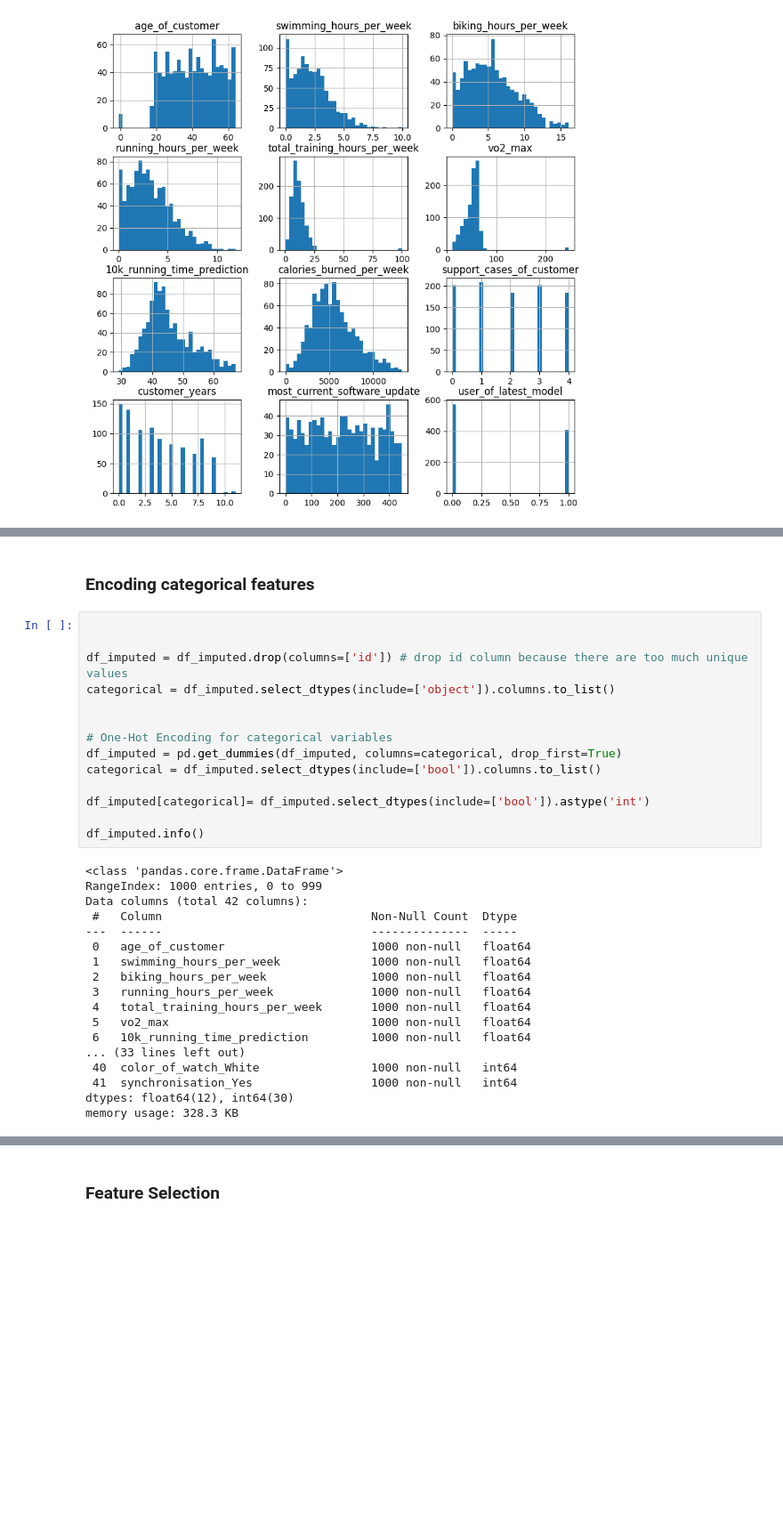
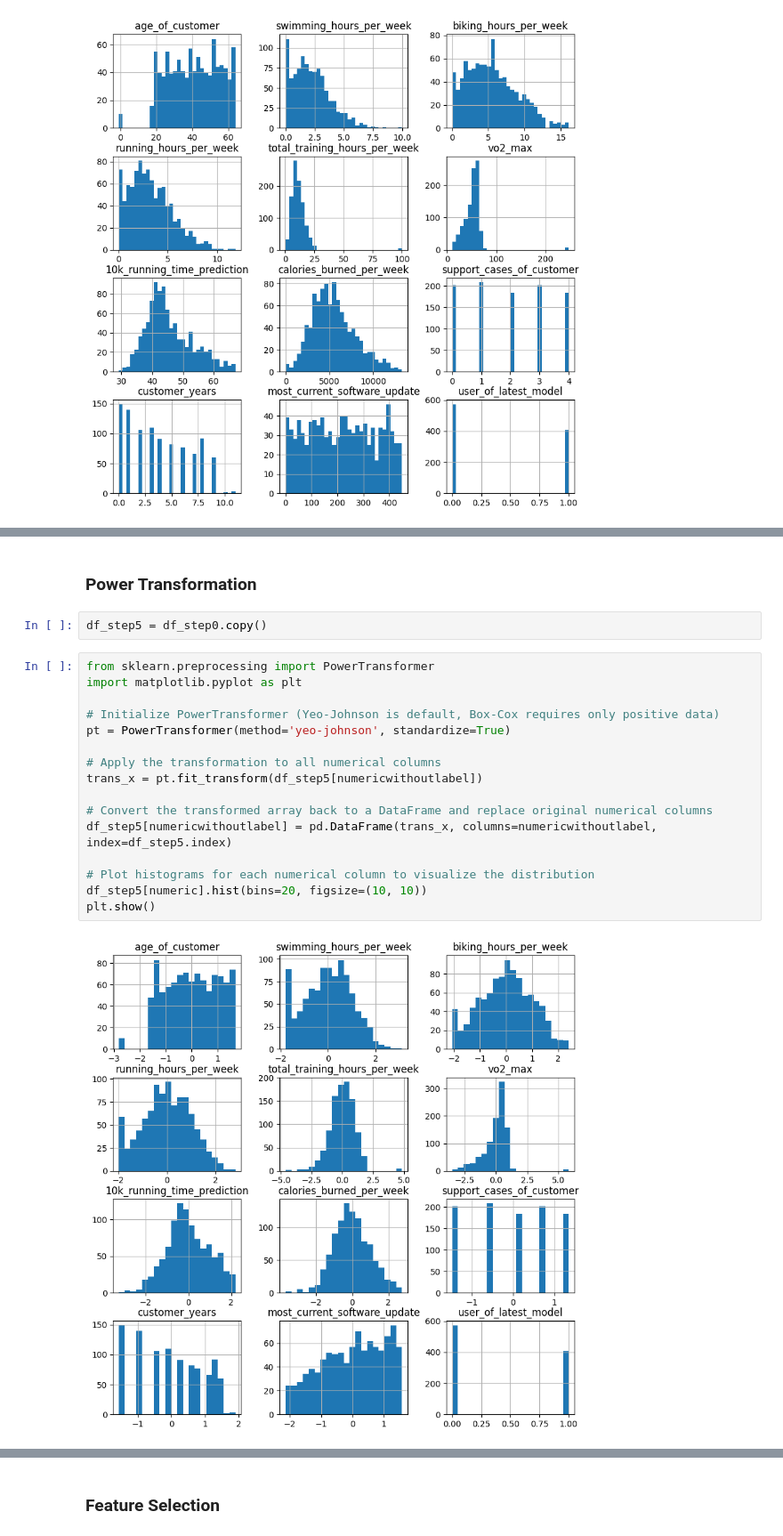
Before and after one commit to john2408/project_intro_ai, a Jupyter notebook: notebooks/Samuel/Task 2 Preprocessing.ipynb, the cells around one changed output, grey strips where cells are left out. Shown at 89% size. Saved outputs shown, nothing was run; the diff lists cells and outputs as text; blank space fills up the shorter version.

```diff
--- a/notebooks/Samuel/Task 2 Preprocessing.ipynb
+++ b/notebooks/Samuel/Task 2 Preprocessing.ipynb
@@ -500,34 +481,22 @@ ValueError: Unknown label type: continuous. Maybe you are trying to fit a classi
-# %% [markdown]
-### Encoding categorical features
-# %%
-
-
-df_imputed = df_imputed.drop(columns=['id']) # drop id column because there are too much unique values
-categorical = df_imputed.select_dtypes(include=['object']).columns.to_list()
-
-
-# One-Hot Encoding for categorical variables
-df_imputed = pd.get_dummies(df_imputed, columns=categorical, drop_first=True)
-categorical = df_imputed.select_dtypes(include=['bool']).columns.to_list()
-
-df_imputed[categorical]= df_imputed.select_dtypes(include=['bool']).astype('int')
-
-df_imputed.info()
-# %% [output]
-<class 'pandas.core.frame.DataFrame'>
-RangeIndex: 1000 entries, 0 to 999
-Data columns (total 42 columns):
- #   Column                              Non-Null Count  Dtype
----  ------                              --------------  -----
- 0   age_of_customer                     1000 non-null   float64
- 1   swimming_hours_per_week             1000 non-null   float64
- 2   biking_hours_per_week               1000 non-null   float64
- 3   running_hours_per_week              1000 non-null   float64
- 4   total_training_hours_per_week       1000 non-null   float64
- 5   vo2_max                             1000 non-null   float64
- 6   10k_running_time_prediction         1000 non-null   float64
-... (33 lines left out)
- 40  color_of_watch_White                1000 non-null   int64
- 41  synchronisation_Yes                 1000 non-null   int64
-dtypes: float64(12), int64(30)
-memory usage: 328.3 KB
+# %% [markdown]
+### Power Transformation
+# %%
+df_step5 = df_step0.copy()
+# %%
+from sklearn.preprocessing import PowerTransformer
+import matplotlib.pyplot as plt
+
+# Initialize PowerTransformer (Yeo-Johnson is default, Box-Cox requires only positive data)
+pt = PowerTransformer(method='yeo-johnson', standardize=True)
+
+# Apply the transformation to all numerical columns
+trans_x = pt.fit_transform(df_step5[numericwithoutlabel])
+
+# Convert the transformed array back to a DataFrame and replace original numerical columns
+df_step5[numericwithoutlabel] = pd.DataFrame(trans_x, columns=numericwithoutlabel, index=df_step5.index)
+
+# Plot histograms for each numerical column to visualize the distribution
+df_step5[numeric].hist(bins=20, figsize=(10, 10))
+plt.show()
+# %% [output]
+[figure, added]
```
Also changed, not shown: parts of 28 cells of this notebook.
